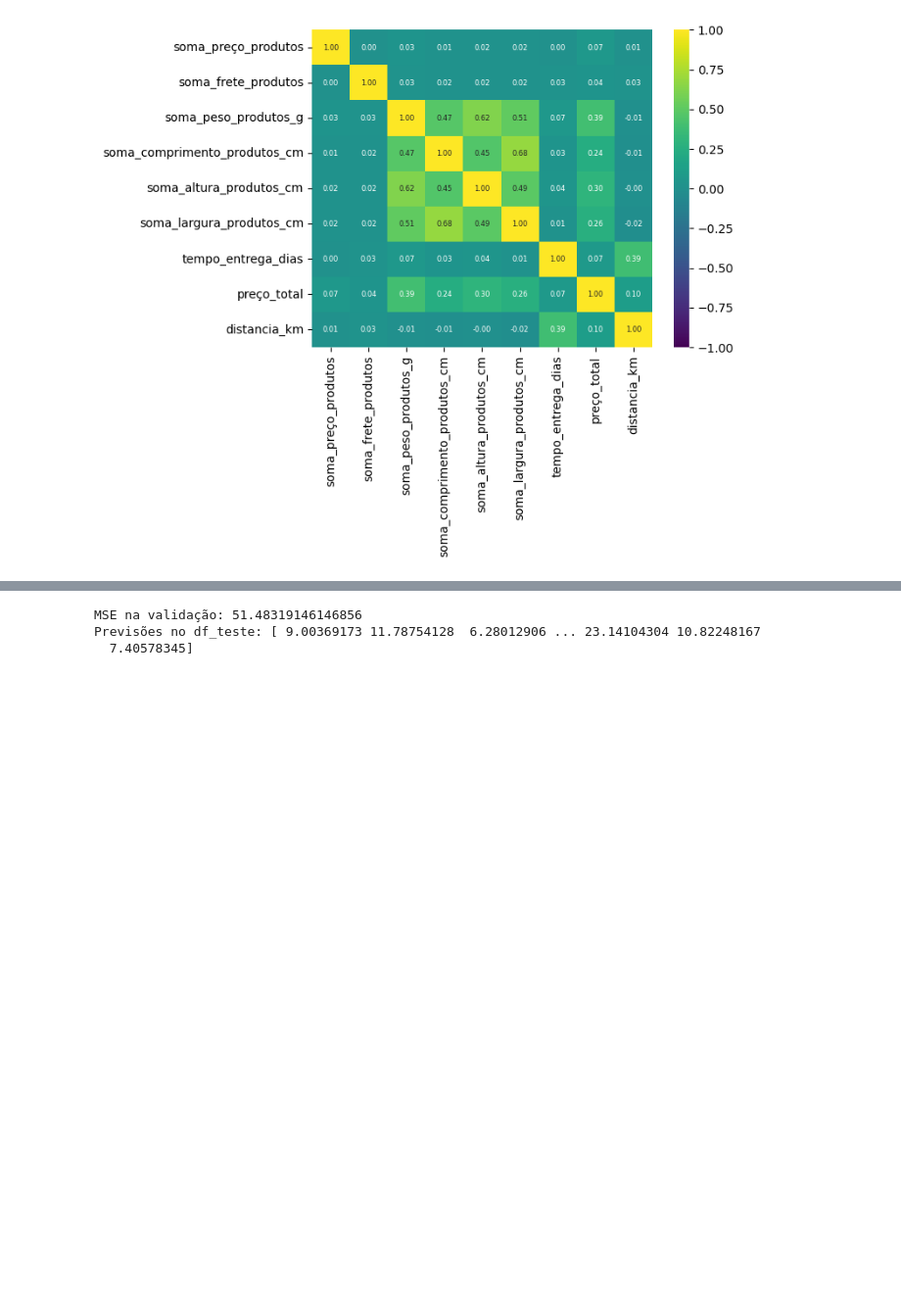
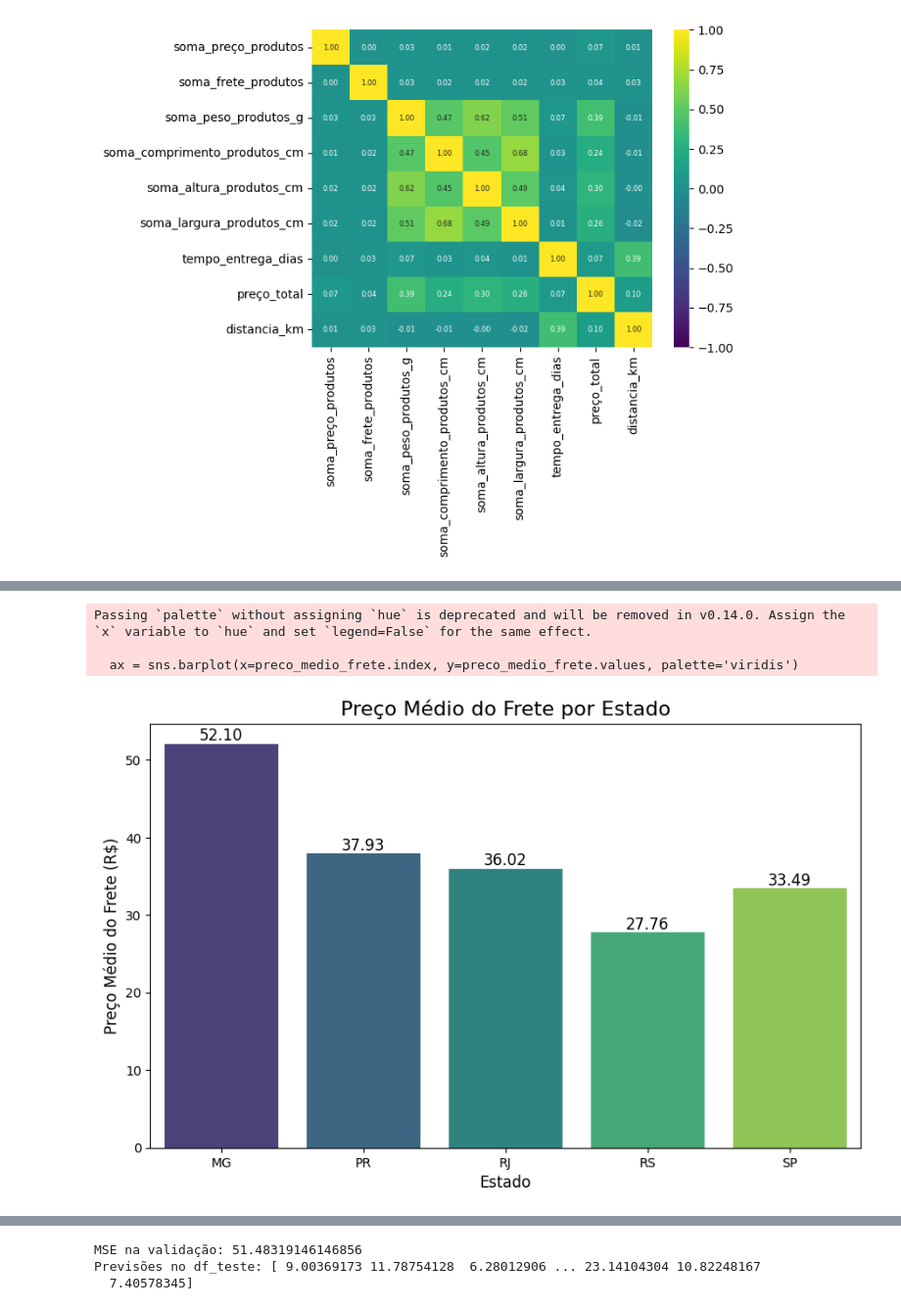
Before and after one commit to madusagii/Z-O, a Jupyter notebook: z-o-velhao copy graficos.ipynb, the cells around one changed output, grey strips where cells are left out. Shown at 98% size. Saved outputs shown, nothing was run; the diff lists cells and outputs as text; code cells hidden in the pictures; blank space fills up the shorter version.

```diff
--- a/z-o-velhao copy graficos.ipynb
+++ b/z-o-velhao copy graficos.ipynb
@@ -547,0 +572,31 @@ Seção de Elaboração do Modelo Preditivo
+# %%
+df_treino_gdois = df_treino.drop(columns = {'id_produto', 'soma_preço_produtos', 'soma_peso_produtos_g',	'soma_comprimento_produtos_cm',	'soma_altura_produtos_cm',	'soma_largura_produtos_cm',	'tempo_entrega_dias', 'preço_total',	'distancia_km', 'id_vendedor', 'categoria_produtos', 'id_cliente', 'prefixo_cep_cliente', 'cidade_cliente', 'prefixo_cep_vendedor', 'cidade_vendedor', 'latitude_aprox_cliente', 'longitude_aprox_cliente', 'latitude_aprox_vendedor', 'longitude_aprox_vendedor'})
+
+estados_desejados = ['SP', 'RJ', 'MG', 'RS', 'PR']
+df_estado = df_treino_gdois[df_treino_gdois['estado_vendedor'].isin(estados_desejados)]
+
+# Calculando o preço médio do frete por estado
+preco_medio_frete = df_estado.groupby('estado_vendedor')['soma_frete_produtos'].mean()
+
+# Configuração da visualização
+plt.figure(figsize=(10, 6))
+ax = sns.barplot(x=preco_medio_frete.index, y=preco_medio_frete.values, palette='viridis')
+
+# Adicionando os valores ao lado das barras
+for p in ax.patches:
+    ax.annotate(f'{p.get_height():.2f}',
+                (p.get_x() + p.get_width() / 2, p.get_height() + 1),
+                ha='center', va='center', fontsize=12, color='black')
+
+# Título e rótulos
+plt.title('Preço Médio do Frete por Estado', fontsize=16)
+plt.xlabel('Estado', fontsize=12)
+plt.ylabel('Preço Médio do Frete (R$)', fontsize=12)
+
+# Exibir a visualização
+plt.show()
+# %% [output]
+Passing `palette` without assigning `hue` is deprecated and will be removed in v0.14.0. Assign the `x` variable to `hue` and set `legend=False` for the same effect.
+
+  ax = sns.barplot(x=preco_medio_frete.index, y=preco_medio_frete.values, palette='viridis')
+[figure, added]
```
Also changed, not shown: parts of 4 cells of this notebook.
